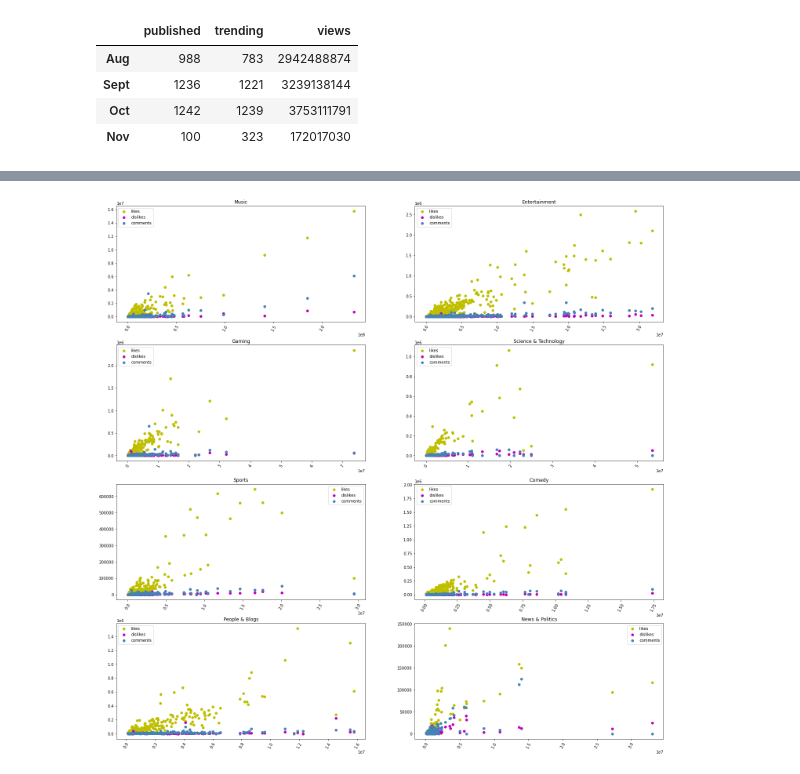
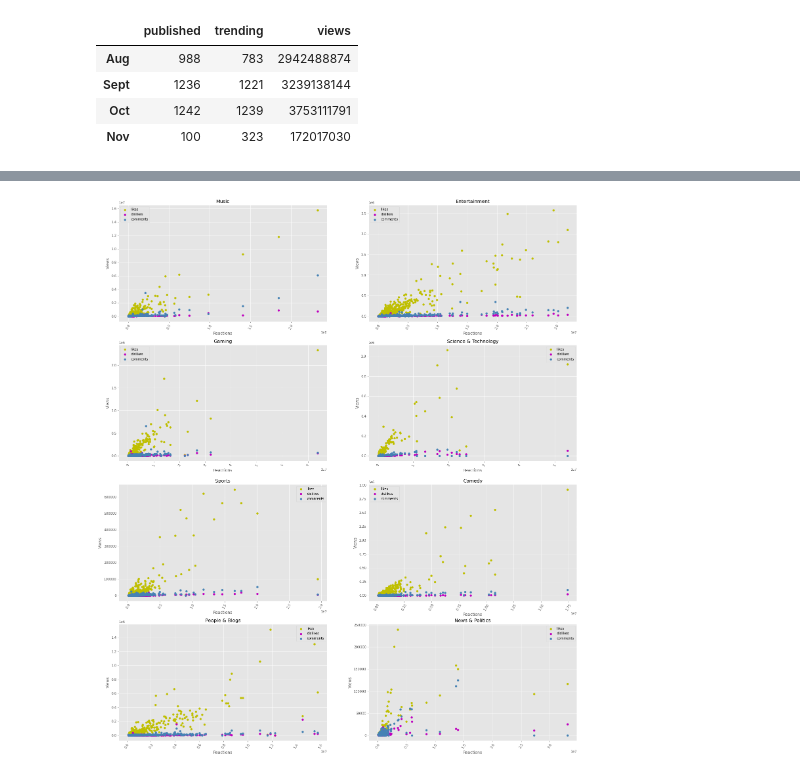
Before and after one commit to citizendez/Project_1, a Jupyter notebook: PANDAS.ipynb, the cells around one changed output, grey strips where cells are left out. Drawn from its saved outputs; the diff is of its cells as text; code cells hidden in the pictures.

```diff
--- a/PANDAS.ipynb
+++ b/PANDAS.ipynb
@@ -325,118 +317,122 @@ plt.show()
 # %%
+#scatter plots likes, dislikes and comments per category based on views
+#top 8 categorys
 #subplots initilizer
-fig, (ax) = plt.subplots(2, figsize=(25, 25))
+fig, (ax) = plt.subplots(2, figsize=(25, 30))
+#format
+plt.style.use('ggplot')
 #supplot 1
 #initialize
 df = youtube_data
-#filter
+#filter by category
 df=df[df['category']=='Music']
 #subplot (rows, columns, locate)
 ax = plt.subplot(4, 2, 1)
 ax.scatter(df['views'], df['likes'], color='y')
 ax.scatter(df['views'], df['dislikes'], color='m')
 ax.scatter(df['views'], df['comments'], color='steelblue')
-ax.set(title='Music')
+ax.set(title='Music',  ylabel='Views', xlabel='Reactions')
 ax.legend(['likes', 'dislikes', 'comments'])
 plt.setp(ax.xaxis.get_majorticklabels(), rotation=60)
 
 #subplot 2
 #initialize
 df = youtube_data
-#filter
+#filter  by category
 df=df[df['category']=='Entertainment']
 #subplot (rows, columns, locate)
 ax = plt.subplot(4, 2, 2)
 ax.scatter(df['views'], df['likes'], color='y')
 ax.scatter(df['views'], df['dislikes'], color='m')
 ax.scatter(df['views'], df['comments'], color='steelblue')
-ax.set(title='Entertainment')
+ax.set(title='Entertainment', ylabel='Views', xlabel='Reactions')
 ax.legend(['likes', 'dislikes', 'comments'])
 plt.setp(ax.xaxis.get_majorticklabels(), rotation=60)
 
 #subplot 3
 #initialize
 df = youtube_data
-#filter
+#filter by category
 df=df[df['category']=='Gaming']
 #subplot (rows, columns, locate)
 ax = plt.subplot(4, 2, 3)
 ax.scatter(df['views'], df['likes'], color='y')
 ax.scatter(df['views'], df['dislikes'], color='m')
 ax.scatter(df['views'], df['comments'], color='steelblue')
-ax.set(title='Gaming')
+ax.set(title='Gaming', ylabel='Views', xlabel='Reactions')
 ax.legend(['likes', 'dislikes', 'comments'])
 plt.setp(ax.xaxis.get_majorticklabels(), rotation=60)
 
 #subplot 4
 #initialize
 df = youtube_data
-#filter
+#filter by category
 df=df[df['category']=='Science & Technology']
 #subplot (rows, columns, locate)
 ax = plt.subplot(4, 2, 4)
 ax.scatter(df['views'], df['likes'], color='y')
 ax.scatter(df['views'], df['dislikes'], color='m')
 ax.scatter(df['views'], df['comments'], color='steelblue')
-ax.set(title='Science & Technology')
+ax.set(title='Science & Technology', ylabel='Views', xlabel='Reactions')
 ax.legend(['likes', 'dislikes', 'comments'])
 plt.setp(ax.xaxis.get_majorticklabels(), rotation=60)
 
 #subplot 5
 #initialize
 df = youtube_data
-#filter
+#filter  by category
 df=df[df['category']=='Sports']
 #subplot (rows, columns, locate)
 ax = plt.subplot(4, 2, 5)
 ax.scatter(df['views'], df['likes'], color='y')
 ax.scatter(df['views'], df['dislikes'], color='m')
 ax.scatter(df['views'], df['comments'], color='steelblue')
-ax.set(title='Sports')
+ax.set(title='Sports', ylabel='Views', xlabel='Reactions')
 ax.legend(['likes', 'dislikes', 'comments'])
 plt.setp(ax.xaxis.get_majorticklabels(), rotation=60)
 
 #subplot 6
 #initialize
 df = youtube_data
-#filter
+#filter by category
 df=df[df['category']=='Comedy']
 #subplot (rows, columns, locate)
 ax = plt.subplot(4, 2, 6)
 ax.scatter(df['views'], df['likes'], color='y')
 ax.scatter(df['views'], df['dislikes'], color='m')
 ax.scatter(df['views'], df['comments'], color='steelblue')
-ax.set(title='Comedy')
+ax.set(title='Comedy', ylabel='Views', xlabel='Reactions')
 ax.legend(['likes', 'dislikes', 'comments'])
 plt.setp(ax.xaxis.get_majorticklabels(), rotation=60)
 
 #subplot 7
 #initialize
 df = youtube_data
-#filter
+#filter by category
 df=df[df['category']=='People & Blogs']
 #subplot (rows, columns, locate)
 ax = plt.subplot(4, 2, 7)
 ax.scatter(df['views'], df['likes'], color='y')
 ax.scatter(df['views'], df['dislikes'], color='m')
 ax.scatter(df['views'], df['comments'], color='steelblue')
-ax.set(title='People & Blogs')
+ax.set(title='People & Blogs', ylabel='Views', xlabel='Reactions')
 ax.legend(['likes', 'dislikes', 'comments'])
 plt.setp(ax.xaxis.get_majorticklabels(), rotation=60)
 
 #subplot 8
 #initialize
 df = youtube_data
-#filter
+#filter by category
 df=df[df['category']=='News & Politics']
 #subplot (rows, columns, locate)
 ax = plt.subplot(4, 2, 8)
 ax.scatter(df['views'], df['likes'], color='y')
 ax.scatter(df['views'], df['dislikes'], color='m')
 ax.scatter(df['views'], df['comments'], color='steelblue')
-ax.set(title='News & Politics')
+ax.set(title='News & Politics', ylabel='Views', xlabel='Reactions')
 ax.legend(['likes', 'dislikes', 'comments'])
 plt.setp(ax.xaxis.get_majorticklabels(), rotation=60)
 plt.show()
 # %% [output]
-[figure, old version]
+[figure, new version]
 # %%
```
Also changed, not shown: parts of 8 cells of this notebook, 3 other files.
